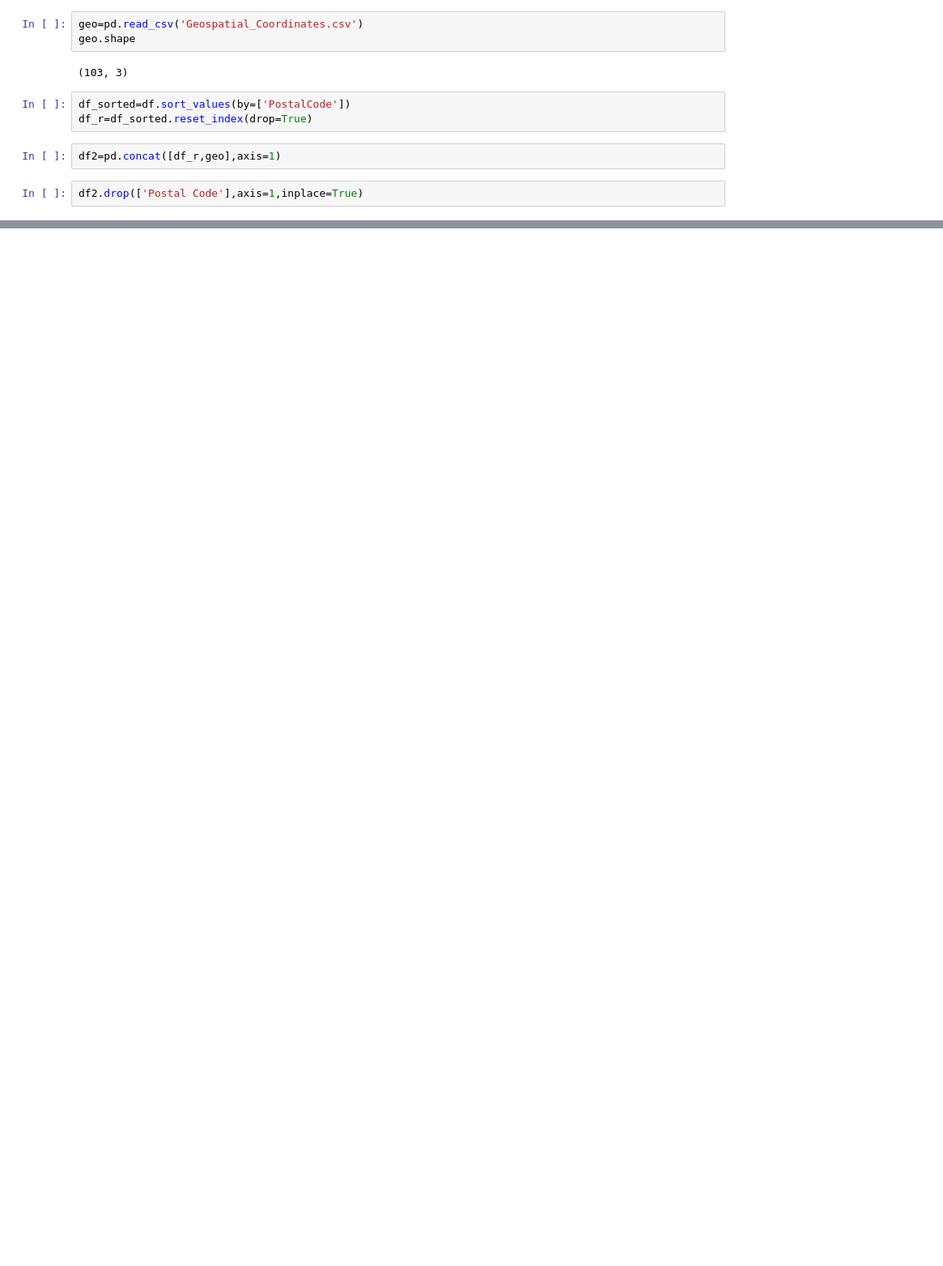
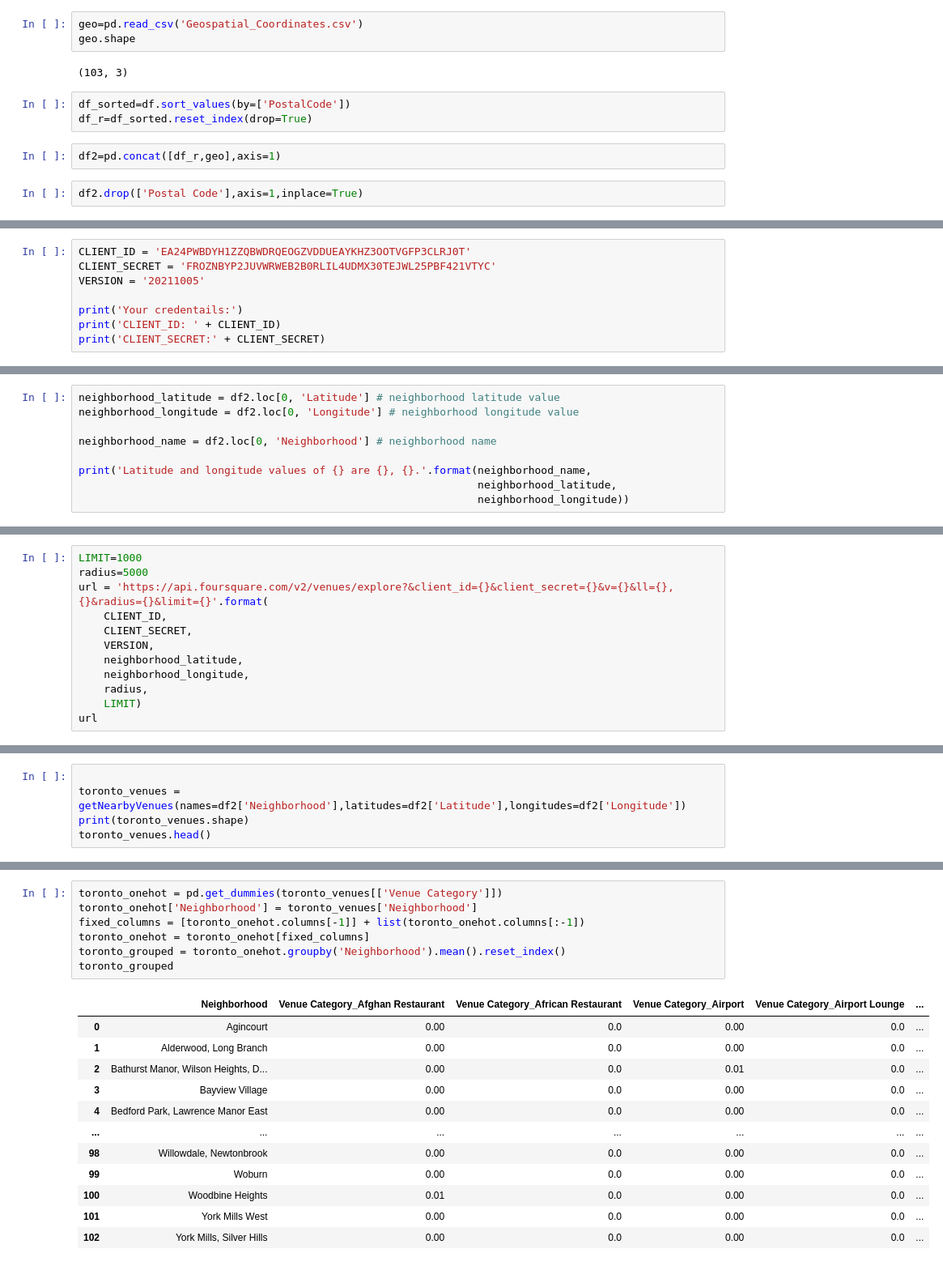
Before and after one commit to Matraque/Coursera_Capstone, a Jupyter notebook: Segmenting-and-Clustering-Neighborhoods-in-Toronto.ipynb, the cells around one changed output, grey strips where cells are left out. Shown: that part at 81% size. Saved outputs shown, nothing was run; the diff lists cells and outputs as text; blank space fills up the shorter version.

```diff
--- a/Segmenting-and-Clustering-Neighborhoods-in-Toronto.ipynb
+++ b/Segmenting-and-Clustering-Neighborhoods-in-Toronto.ipynb
@@ -93,0 +136,8 @@ df2.head(15)
+# %%
+CLIENT_ID = 'EA24PWBDYH1ZZQBWDRQEOGZVDDUEAYKHZ3OOTVGFP3CLRJ0T'
+CLIENT_SECRET = 'FROZNBYP2JUVWRWEB2B0RLIL4UDMX30TEJWL25PBF421VTYC'
+VERSION = '20211005'
+
+print('Your credentails:')
+print('CLIENT_ID: ' + CLIENT_ID)
+print('CLIENT_SECRET:' + CLIENT_SECRET)
@@ -93,0 +148,9 @@ df2.head(15)
+# %%
+neighborhood_latitude = df2.loc[0, 'Latitude'] # neighborhood latitude value
+neighborhood_longitude = df2.loc[0, 'Longitude'] # neighborhood longitude value
+
+neighborhood_name = df2.loc[0, 'Neighborhood'] # neighborhood name
+
+print('Latitude and longitude values of {} are {}, {}.'.format(neighborhood_name,
+                                                               neighborhood_latitude,
+                                                               neighborhood_longitude))
@@ -93,0 +159,12 @@ df2.head(15)
+# %%
+LIMIT=1000
+radius=5000
+url = 'https://api.foursquare.com/v2/venues/explore?&client_id={}&client_secret={}&v={}&ll={},{}&radius={}&limit={}'.format(
+    CLIENT_ID,
+    CLIENT_SECRET,
+    VERSION,
+    neighborhood_latitude,
+    neighborhood_longitude,
+    radius,
+    LIMIT)
+url
@@ -93,0 +213,5 @@ df2.head(15)
+# %%
+
+toronto_venues = getNearbyVenues(names=df2['Neighborhood'],latitudes=df2['Latitude'],longitudes=df2['Longitude'])
+print(toronto_venues.shape)
+toronto_venues.head()
@@ -93,0 +263,20 @@ df2.head(15)
+# %%
+toronto_onehot = pd.get_dummies(toronto_venues[['Venue Category']])
+toronto_onehot['Neighborhood'] = toronto_venues['Neighborhood']
+fixed_columns = [toronto_onehot.columns[-1]] + list(toronto_onehot.columns[:-1])
+toronto_onehot = toronto_onehot[fixed_columns]
+toronto_grouped = toronto_onehot.groupby('Neighborhood').mean().reset_index()
+toronto_grouped
+# %% [output]
+|  | Neighborhood | Venue Category_Afghan Restaurant | Venue Category_African Restaurant | Venue Category_Airport | Venue Category_Airport Lounge | ... |
+| 0 | Agincourt | 0.00 | 0.0 | 0.00 | 0.0 | ... |
+| 1 | Alderwood, Long Branch | 0.00 | 0.0 | 0.00 | 0.0 | ... |
+| 2 | Bathurst Manor, Wilson Heights, D... | 0.00 | 0.0 | 0.01 | 0.0 | ... |
+| 3 | Bayview Village | 0.00 | 0.0 | 0.00 | 0.0 | ... |
+| 4 | Bedford Park, Lawrence Manor East | 0.00 | 0.0 | 0.00 | 0.0 | ... |
+| ... | ... | ... | ... | ... | ... | ... |
+| 98 | Willowdale, Newtonbrook | 0.00 | 0.0 | 0.00 | 0.0 | ... |
+| 99 | Woburn | 0.00 | 0.0 | 0.00 | 0.0 | ... |
+| 100 | Woodbine Heights | 0.01 | 0.0 | 0.00 | 0.0 | ... |
+| 101 | York Mills West | 0.00 | 0.0 | 0.00 | 0.0 | ... |
+| 102 | York Mills, Silver Hills | 0.00 | 0.0 | 0.00 | 0.0 | ... |
```
Also changed, not shown: parts of 28 cells of this notebook.
